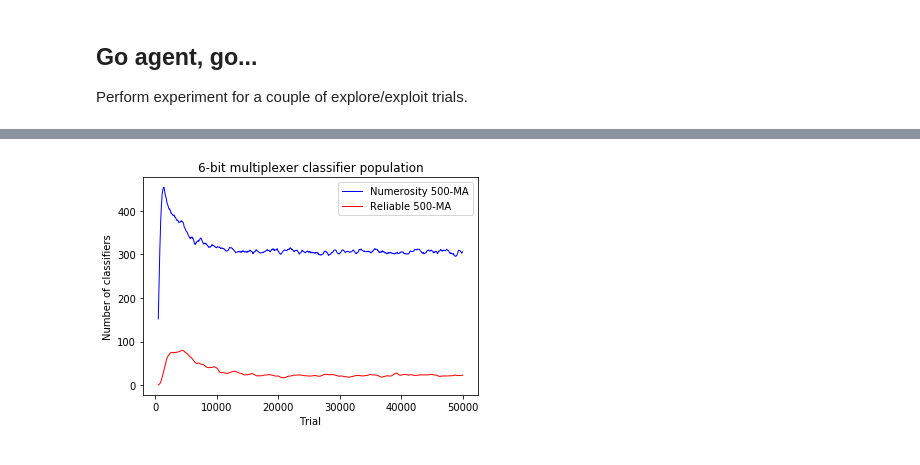
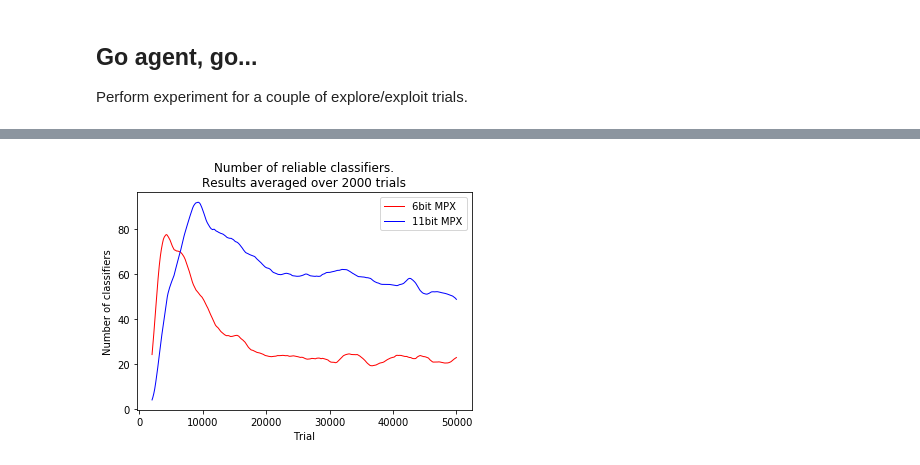
Before and after one commit to ParrotPrediction/pyalcs, a Jupyter notebook: notebooks/ACS2 in Multiplexer.ipynb, the cells around one changed output, grey strips where cells are left out. Saved outputs shown, nothing was run; the diff lists cells and outputs as text; code cells hidden in the pictures.

Commit message:
Experiments for publication

```diff
--- a/notebooks/ACS2 in Multiplexer.ipynb
+++ b/notebooks/ACS2 in Multiplexer.ipynb
@@ -87,7 +91,15 @@ Reliable size: 25
 # %%
-reliable_classifiers = [c for c in population if c.is_reliable()]
-reliable_classifiers = sorted(reliable_classifiers, key=lambda cl: -cl.q)
+def perform_experiment(agent, env, trials=50000):
+    population, metrics = agent.explore_exploit(env, trials)
+    print("Population size: {}".format(metrics[-1]['agent']['population']))
+    print("Reliable size: {}".format(metrics[-1]['agent']['reliable']))
+    print(metrics[-1])
 
-# Print top 20 classifiers
-for cl in reliable_classifiers[:20]:
-    print(f"{cl}, q: {cl.q:.2f}, exp: {cl.exp:.2f}")
+    reliable_classifiers = [c for c in population if c.is_reliable()]
+    reliable_classifiers = sorted(reliable_classifiers, key=lambda cl: -cl.q)
+
+    # Print top 20 reliable classifiers
+    for cl in reliable_classifiers[:20]:
+        print(f"{cl}, q: {cl.q:.2f}, exp: {cl.exp:.2f}")
+
+    return population, metrics
@@ -114,0 +106,3 @@ for cl in reliable_classifiers[:20]:
+# %%
+# 6bit
+p6, m6 = perform_experiment(*get_6bit_mp_actors())
@@ -114,0 +127,3 @@ for cl in reliable_classifiers[:20]:
+# %%
+# 11bit
+p11, m11 = perform_experiment(*get_11bit_mp_actors())
@@ -140,0 +163,5 @@ df.head()
+# %%
+# parse 6bit, 11bit metrics to df
+df6bit, df11bit = parse_metrics_to_df(m6), parse_metrics_to_df(m11)
+
+df6bit.head()
@@ -141,14 +176,15 @@ df.head()
 # %%
-window=500
+window=2000
 
-df['numerosity'].rolling(window=window).mean().plot(color='b', linewidth=1.0, label=f'Numerosity {window}-MA')
-df['reliable'].rolling(window=window).mean().plot(color='r', linewidth=1.0, label=f'Reliable {window}-MA')
+df6bit['reliable'].rolling(window=window).mean().plot(color='r', linewidth=1.0, label=f'6bit MPX')
+df11bit['reliable'].rolling(window=window).mean().plot(color='b', linewidth=1.0, label=f'11bit MPX')
+
 plt.ylabel('Number of classifiers')
 plt.xlabel('Trial')
-plt.title('6-bit multiplexer classifier population')
+plt.title(f'Number of reliable classifiers.\nResults averaged over {window} trials')
 plt.legend()
 #plt.show()
 
-plt.savefig('6bit_mp_classifiers.eps', format='eps', dpi=100)
+plt.savefig('6bit_11bit_mpx.eps', format='eps', dpi=100)
 # %% [output]
-[figure, old version]
+[figure, new version]
```
Also changed, not shown: parts of 12 cells of this notebook, 11 other files.
